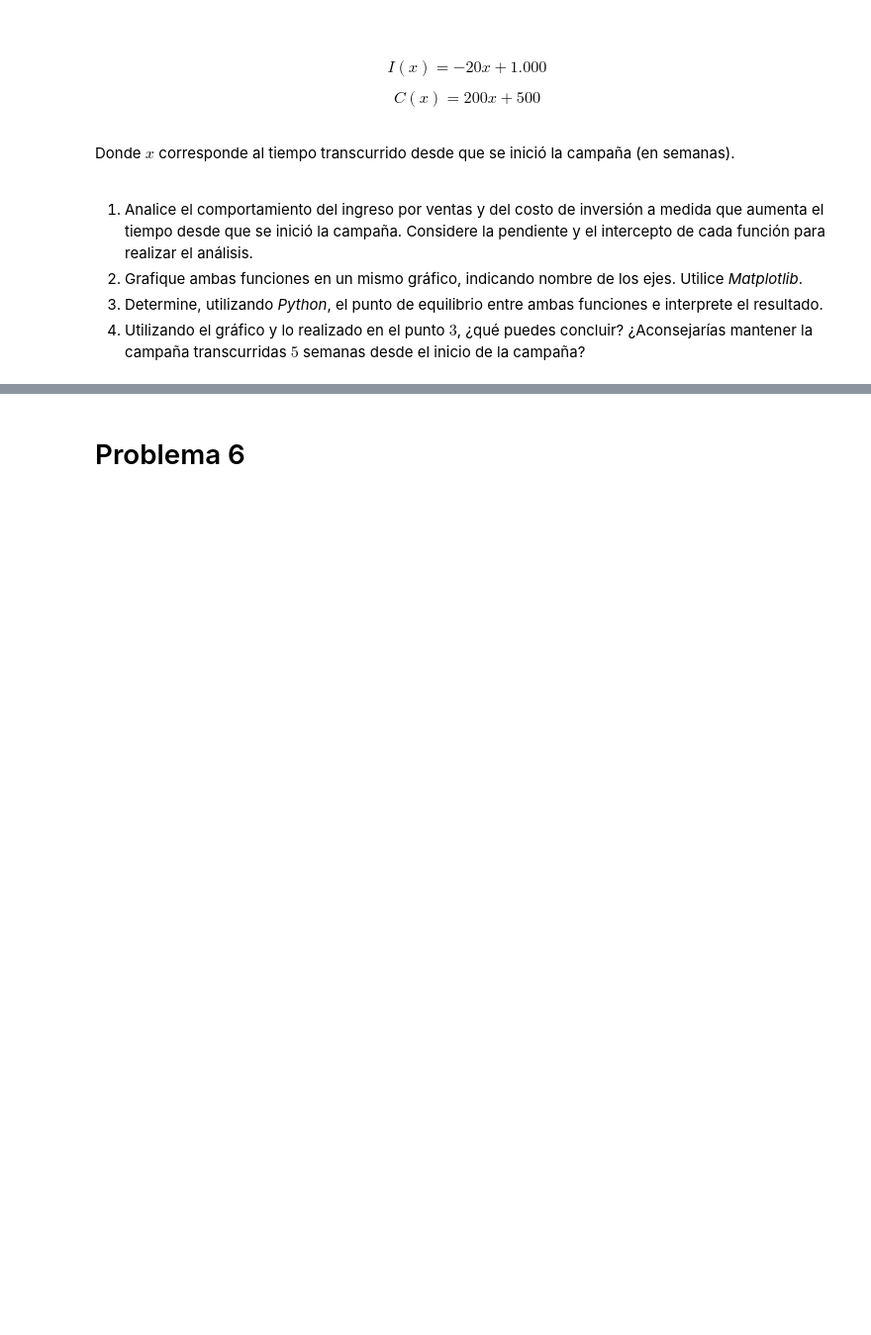
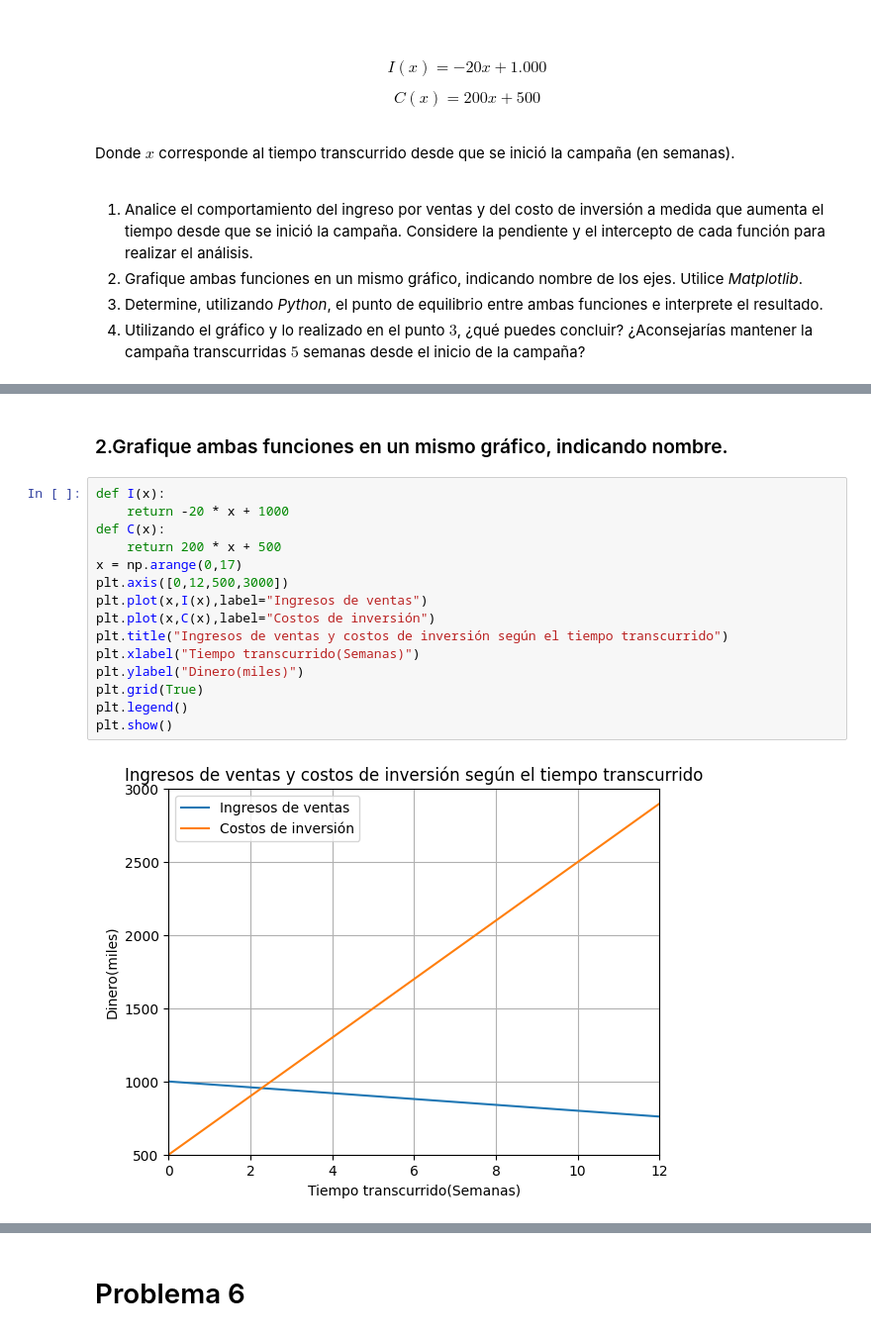
Before and after one commit to CatalinaOrmeno/Matematicas_aplicadas, a Jupyter notebook: G3_Aplicaciones_de_funciones.ipynb, the cells around one changed output, grey strips where cells are left out. Shown at 99% size. Drawn from its saved outputs; the diff is of its cells as text; blank space fills up the shorter version.

```diff
--- a/G3_Aplicaciones_de_funciones.ipynb
+++ b/G3_Aplicaciones_de_funciones.ipynb
@@ -237,0 +244,19 @@ de los ejes. Utilice *Matplotlib*.
+# %% [markdown]
+### 2.Grafique ambas funciones en un mismo gráfico, indicando nombre.
+# %%
+def I(x):
+    return -20 * x + 1000
+def C(x):
+    return 200 * x + 500
+x = np.arange(0,17)
+plt.axis([0,12,500,3000])
+plt.plot(x,I(x),label="Ingresos de ventas")
+plt.plot(x,C(x),label="Costos de inversión")
+plt.title("Ingresos de ventas y costos de inversión según el tiempo transcurrido")
+plt.xlabel("Tiempo transcurrido(Semanas)")
+plt.ylabel("Dinero(miles)")
+plt.grid(True)
+plt.legend()
+plt.show()
+# %% [output]
+[figure, added]
```
Also changed, not shown: parts of 8 cells of this notebook.
